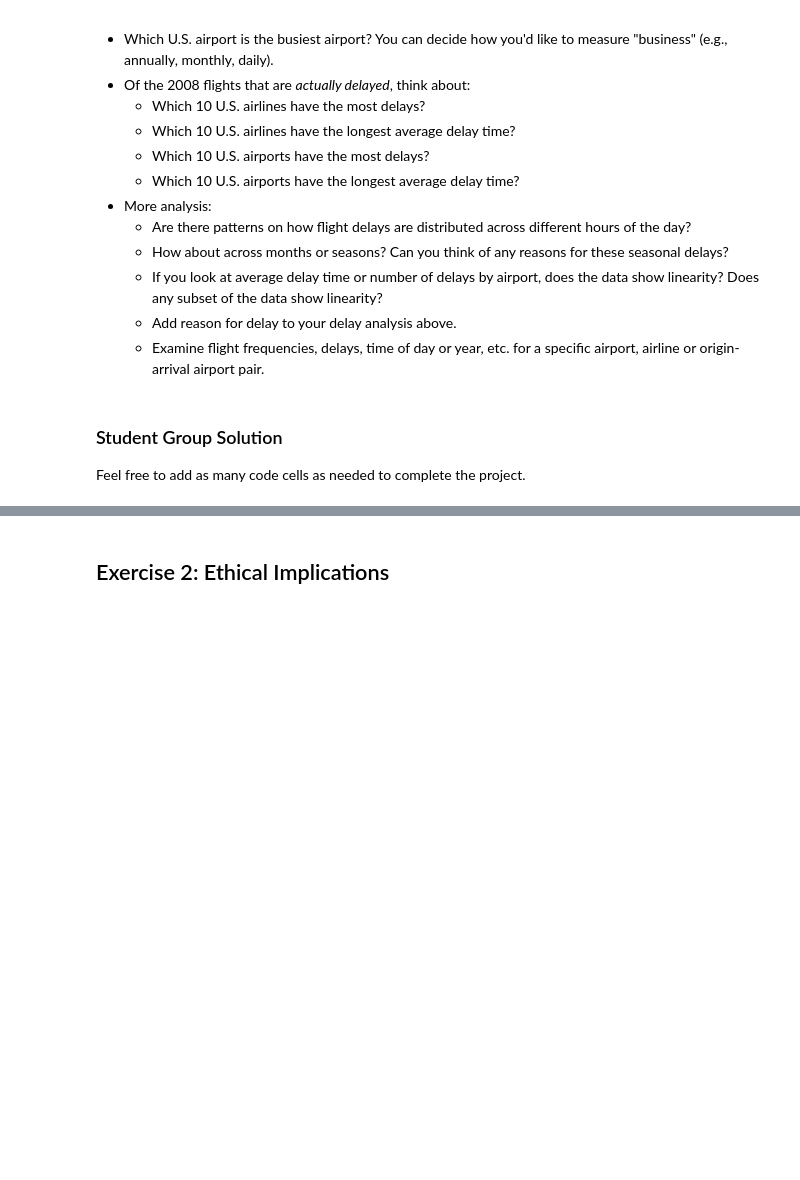
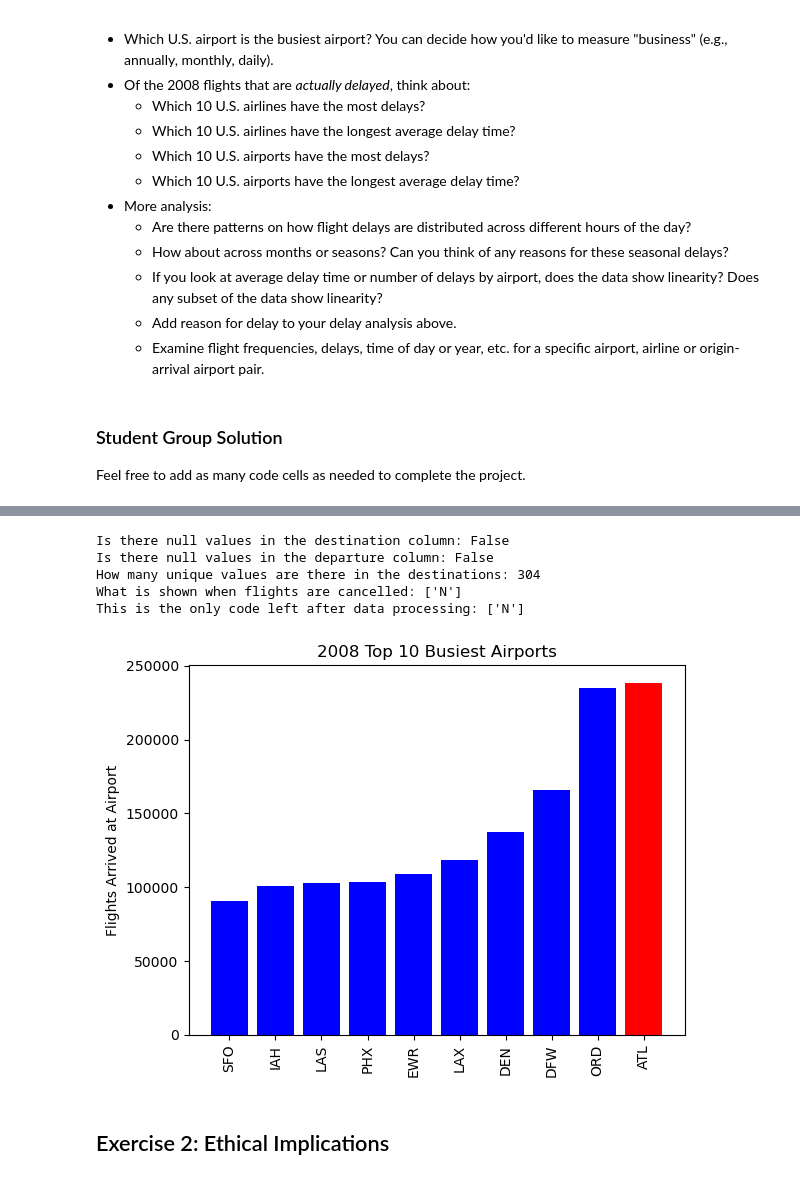
Before and after one commit to ossu/computer-science, a Jupyter notebook: extras/USC-AIML-NACME/Notebooks/data-processing.ipynb, the cells around one changed output, grey strips where cells are left out. Saved outputs shown, nothing was run; the diff lists cells and outputs as text; code cells hidden in the pictures; blank space fills up the shorter version.

```diff
--- a/extras/USC-AIML-NACME/Notebooks/data-processing.ipynb
+++ b/extras/USC-AIML-NACME/Notebooks/data-processing.ipynb
@@ -84,0 +60,11 @@ df.dtypes
+# %%
+import pandas as pd
+
+# Demonstrating Compentency
+################################################################
+
+# Getting data into python object: Pandas DataFrame
+df = pd.read_csv("DelayedFlights.csv")
+df
+
+################################################################
@@ -85,3 +130,68 @@ df.dtypes
+# %%
+
+import matplotlib.pyplot as plt
+import numpy as np
+
+# Which airport is the busiest
+# (Explore the data programmatically/visually)
+################################################################
+
+# We decided to determine which airport had the most flights annually
+# This can be done by using the destination column 'Dest' and departure column 'Origin'
+# This is because all of the data is from a single year (2008)
+# This will allow us to create counts for each airport and compare them in one chart
+# We will also need to remove cancelled flights as they may skew data incorrectly
+
+# Checking for rows we may need to eliminate due to null values:
+print(f"Is there null values in the destination column: {df['Dest'].isnull().any()}")
+print(f"Is there null values in the departure column: {df['Origin'].isnull().any()}")
+
+# Discovering there are 304 unique destination airports (too many for a single bar chart)
+# We will just display the top 10 values in our chart for visual simplicity
+print(f"How many unique values are there in the destinations: {df['Dest'].unique().size}")
+print(f"What is shown when flights are cancelled: {df['CancellationCode'].unique()}")
+
+# removing the cancelled flights
+df = df[df['CancellationCode'] == 'N']
+print(f"This is the only code left after data processing: {df['CancellationCode'].unique()}")
+
+# creating a series that contains the amount of flights to each destination in ascending order
+departures_per_airport = df['Year'].groupby(df['Origin']).count()
+arrivals_per_airport = df['Year'].groupby(df['Dest']).count()
+flights_per_airport = departures_per_airport + arrivals_per_airport
+flights_per_airport = flights_per_airport.sort_values()
+
+#removing null values
+flights_per_airport = flights_per_airport[~flights_per_airport.isnull()]
+
+# pulling out the top 10 destinations with the most flights to prep for plot
+top_10_airports = tuple(flights_per_airport.tail(10).index)
+top_10_airport_flights = tuple(flights_per_airport.tail(10).values)
+
+#Creating the plot and highlighting the busiest airport
+question1_df = pd.DataFrame({
+    'Top 10 Airports': top_10_airports,
+    'Flight Counts': top_10_airport_flights,
+})
+x_coords = np.arange(len(question1_df))
+
+colors = ['#0000FF' for _ in range(len(question1_df))]
+colors[-1] = '#FF0000'
+
+plt.bar(x_coords, question1_df['Flight Counts'], tick_label=question1_df['Top 10 Airports'], color=colors)
+plt.xticks(rotation=90)
+plt.ylabel('Flights Arrived at Airport')
+plt.title('2008 Top 10 Busiest Airports')
+plt.show()
+
+################################################################
+# %% [output]
+Is there null values in the destination column: False
+Is there null values in the departure column: False
+How many unique values are there in the destinations: 304
+What is shown when flights are cancelled: ['N']
+This is the only code left after data processing: ['N']
+[figure, added]
 # %% [markdown]
 ## Exercise 2: Ethical Implications
 # %% [markdown]
```
Also changed, not shown: parts of 7 cells of this notebook.
